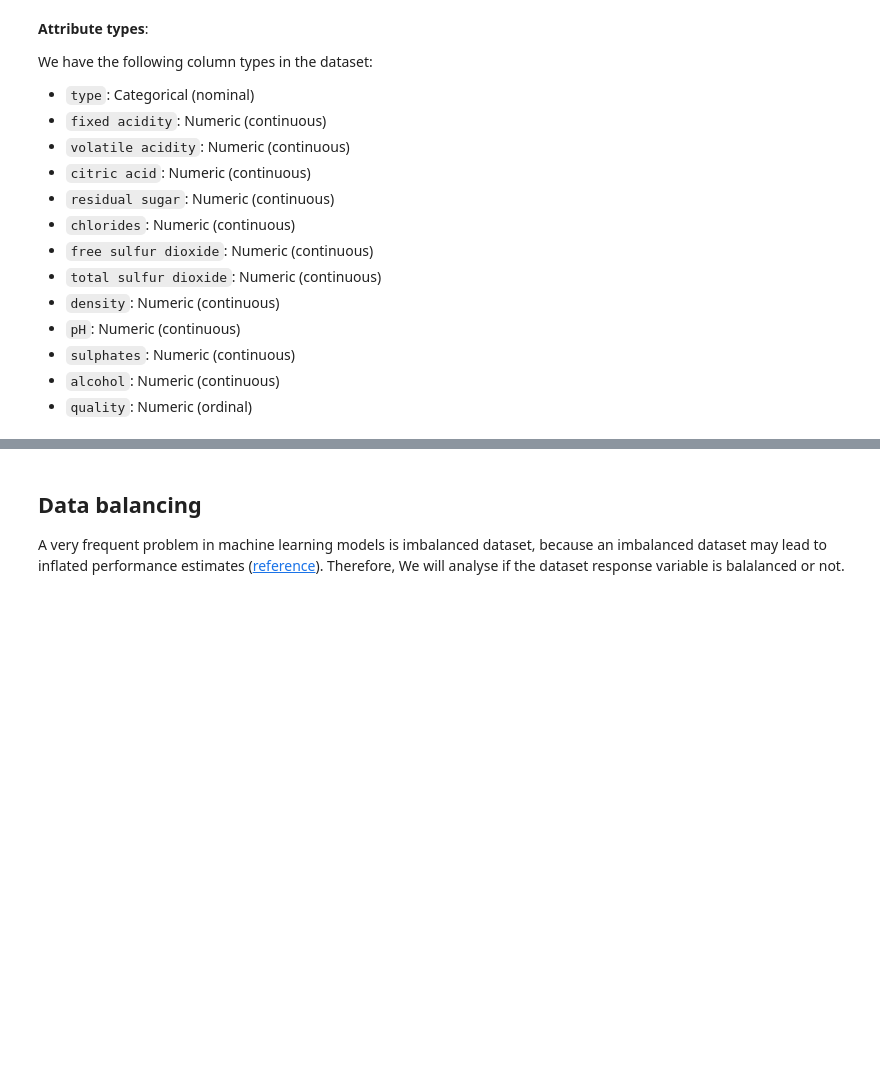
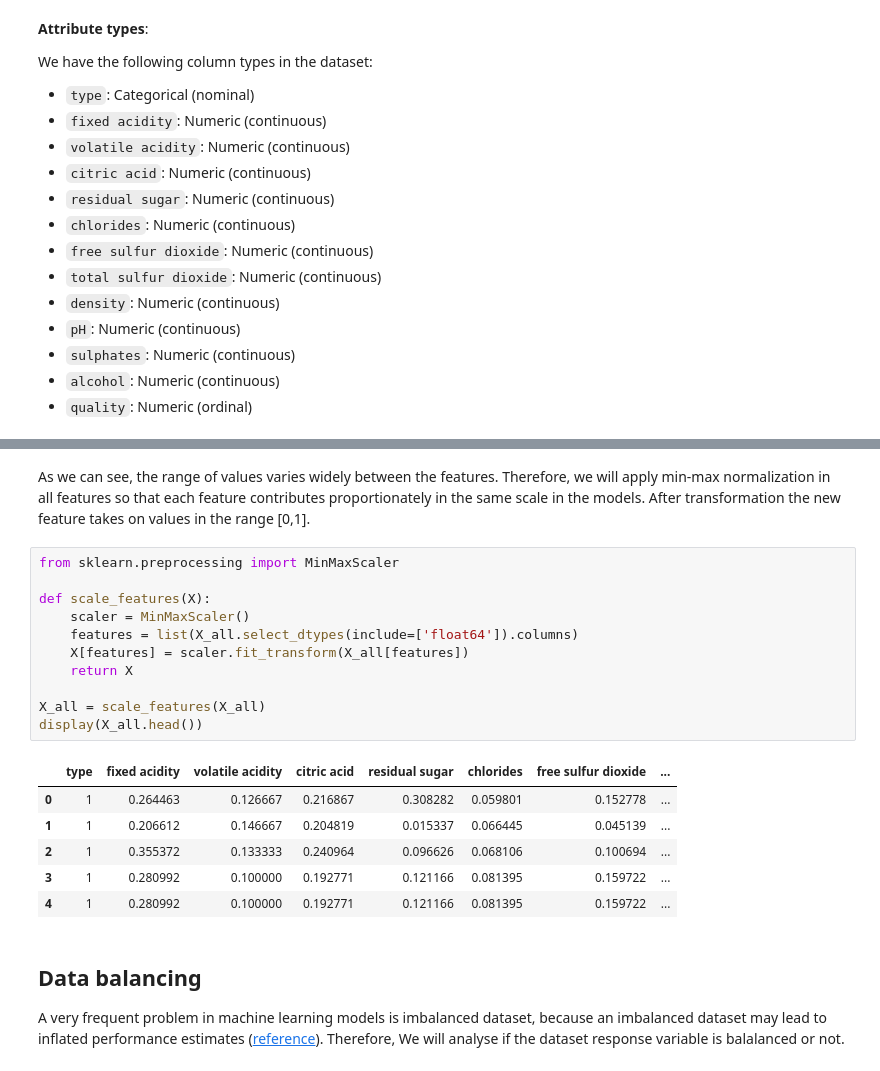
Before and after one commit to fernandojunior/wine-test, a Jupyter notebook: notebook.ipynb, the cells around one changed output, grey strips where cells are left out. Cells and saved outputs as stored; diff of their text form; blank space fills up the shorter version.

```diff
--- a/notebook.ipynb
+++ b/notebook.ipynb
@@ -53,3 +182,23 @@ We have the following column types in the dataset:
+# %% [markdown]
+As we can see, the range of values varies widely between the features. Therefore, we will apply min-max normalization in all features so that each feature contributes proportionately in the same scale in the models. After transformation the new feature takes on values in the range \[0,1\].
+# %%
+from sklearn.preprocessing import MinMaxScaler
+
+def scale_features(X):
+    scaler = MinMaxScaler()
+    features = list(X_all.select_dtypes(include=['float64']).columns)
+    X[features] = scaler.fit_transform(X_all[features])
+    return X
+
+X_all = scale_features(X_all)
+display(X_all.head())
+# %% [output]
+|  | type | fixed acidity | volatile acidity | citric acid | residual sugar | chlorides | free sulfur dioxide | ... |
+| 0 | 1 | 0.264463 | 0.126667 | 0.216867 | 0.308282 | 0.059801 | 0.152778 | ... |
+| 1 | 1 | 0.206612 | 0.146667 | 0.204819 | 0.015337 | 0.066445 | 0.045139 | ... |
+| 2 | 1 | 0.355372 | 0.133333 | 0.240964 | 0.096626 | 0.068106 | 0.100694 | ... |
+| 3 | 1 | 0.280992 | 0.100000 | 0.192771 | 0.121166 | 0.081395 | 0.159722 | ... |
+| 4 | 1 | 0.280992 | 0.100000 | 0.192771 | 0.121166 | 0.081395 | 0.159722 | ... |
 # %% [markdown]
 ## Data balancing
 
```
Also changed, not shown: parts of 19 cells of this notebook, 1 other file.
